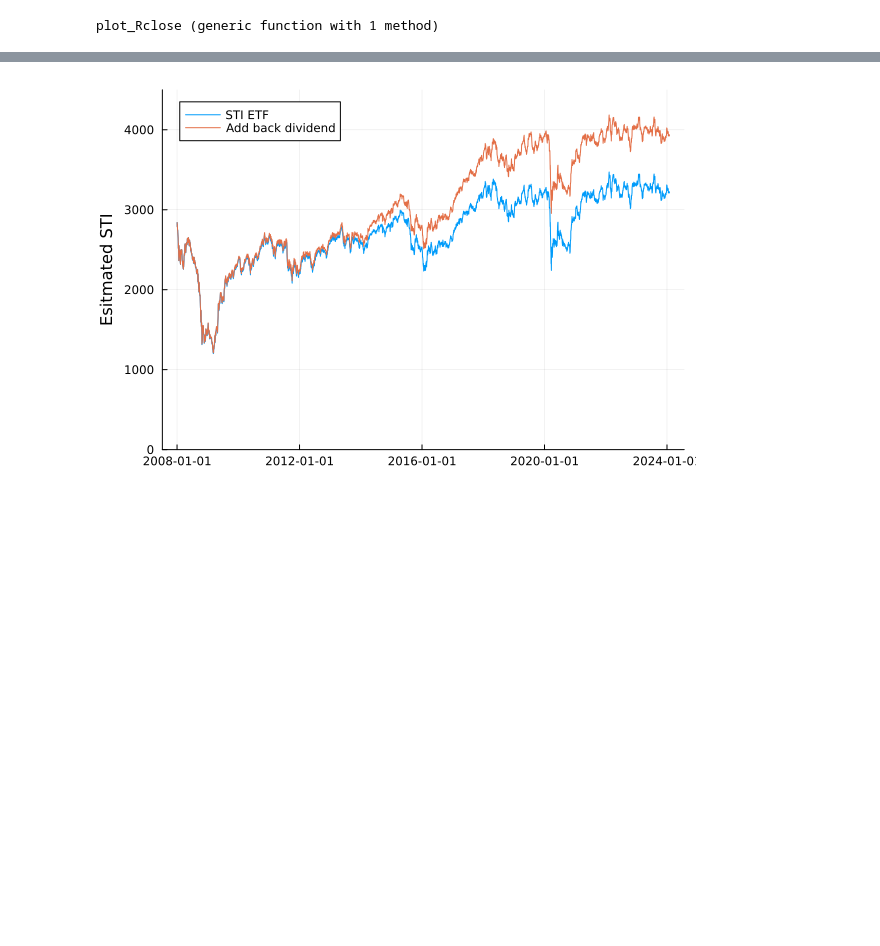
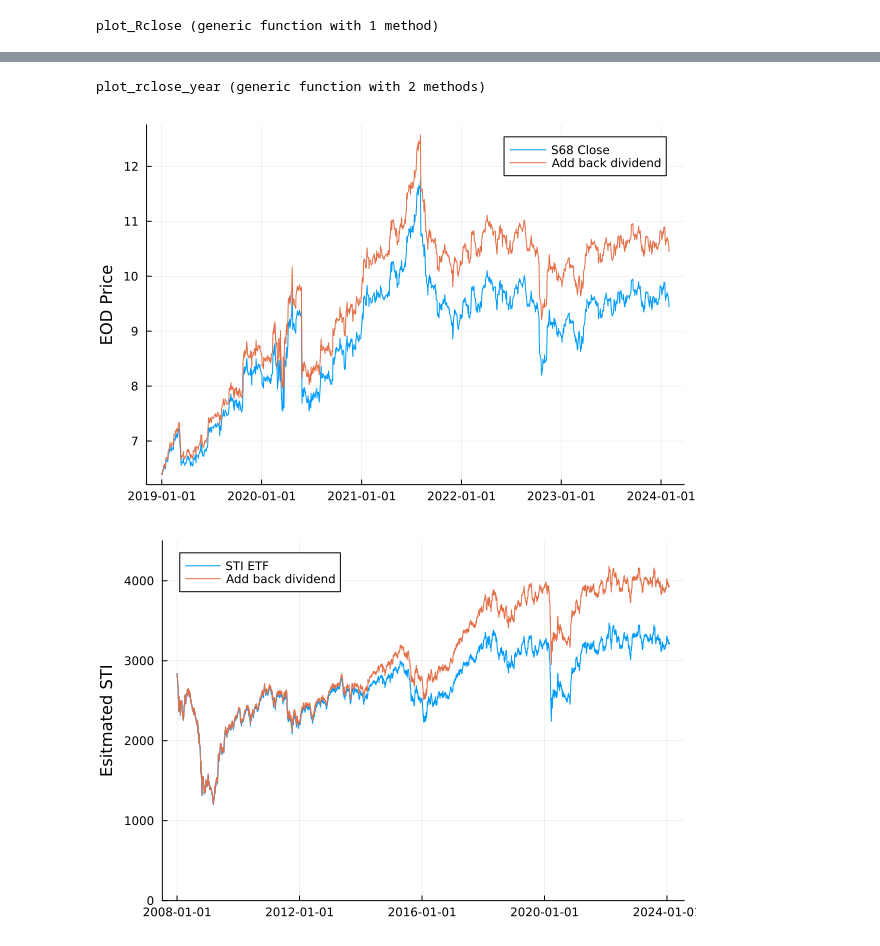
Before and after one commit to Wuvist/sgx3000, a Jupyter notebook: try.ipynb, the cells around one changed output, grey strips where cells are left out. Drawn from its saved outputs; the diff is of its cells as text; code cells hidden in the pictures; blank space fills up the shorter version.

```diff
--- a/try.ipynb
+++ b/try.ipynb
@@ -19,3 +25,46 @@ plot_Rclose("C76")
+# %%
+function fetch_with_rclose(ticker::String, year::Int, duration::Int=1)
+    df = CSV.read("data/" * ticker * ".csv", DataFrame)
+    df = df[string(year)*"-01-01".<df.Date.<string(year + duration)*"-01-01", :]
+    df[:, :RClose] = copy(df.Close)
+
+    delta = 0
+    last_dividend = 1
+    count = size(df, 1)
+
+    for i in range(1, count)
+        row = df[i, :]
+
+        if row.Dividends > 0
+            gap = row.Dividends / (i - last_dividend)
+            for j in range(last_dividend + 1, i)
+                df[j, :RClose] = df[j, :].RClose + gap * (j - last_dividend) + delta
+            end
+            delta += row.Dividends
+            last_dividend = i
+        end
+    end
+
+    if delta > 0
+        for i in range(last_dividend + 1, count)
+            df[i, :RClose] = df[i, :].RClose + delta
+        end
+    end
+    return df
+end
+
+function plot_rclose_year(ticker::String, year::Int, duration::Int=1)
+    df = fetch_with_rclose(ticker, year, duration)
+
+    plot(Date.(SubString.(df.Date, 1, 10)), df.Close, label=ticker * " Close", ylabel="EOD Price")
+    plot!(Date.(SubString.(df.Date, 1, 10)), df.RClose, label="Add back dividend")
+end
+# %% [output]
+plot_rclose_year (generic function with 2 methods)
+# %%
+plot_rclose_year("S68", 2019, 14)
+# %% [output]
+[figure, added]
 # %%
 sti = last(CSV.read("sti_data.csv", DataFrame), 4033)
 es3 = CSV.read("data/ES3.csv", DataFrame)
```
Also changed, not shown: parts of 6 cells of this notebook.
